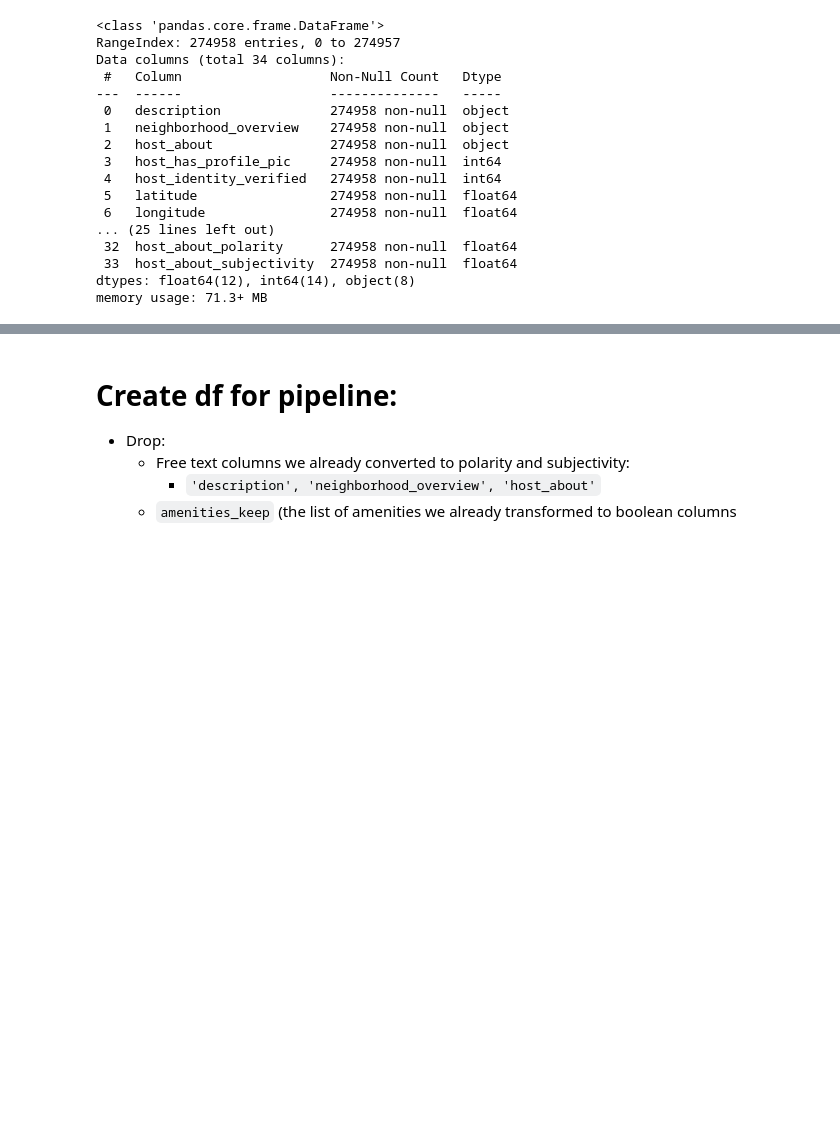
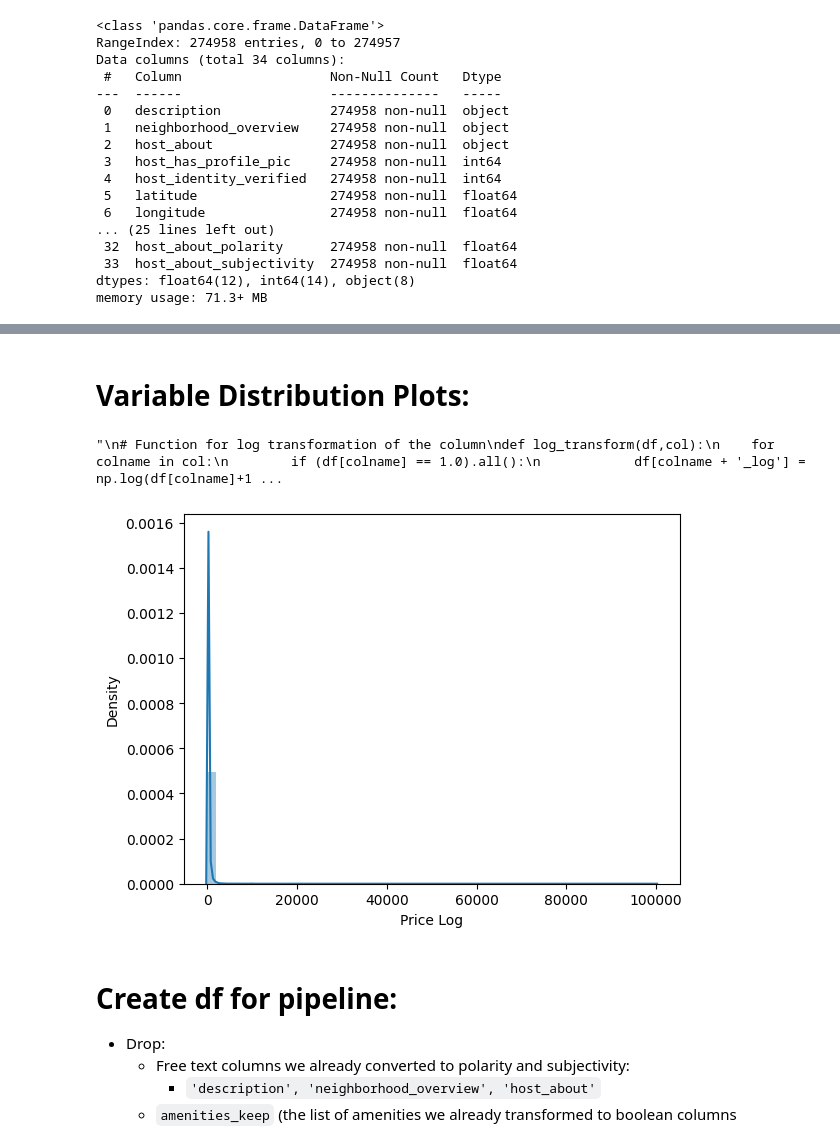
Before and after one commit to clairesarraille/airbnb_price_prediction, a Jupyter notebook: 03_Colab.ipynb, the cells around one changed output, grey strips where cells are left out. Cells and saved outputs as stored; diff of their text form; code cells hidden in the pictures; blank space fills up the shorter version.

```diff
--- a/03_Colab.ipynb
+++ b/03_Colab.ipynb
@@ -158,0 +175,15 @@ memory usage: 71.3+ MB
+# %% [markdown]
+# Variable Distribution Plots:
+# %%
+"""
+# Function for log transformation of the column
+def log_transform(df,col):
+    for colname in col:
+        if (df[colname] == 1.0).all():
+            df[colname + '_log'] = np.log(df[colname]+1)
+        else:
+            df[colname + '_log'] = np.log(df[colname])
+    df.info()
+  """
+# %% [output]
+"\n# Function for log transformation of the column\ndef log_transform(df,col):\n    for colname in col:\n        if (df[colname] == 1.0).all():\n            df[colname + '_log'] = np.log(df[colname]+1 ...
@@ -159,3 +194,7 @@ memory usage: 71.3+ MB
+# %%
+sns.distplot(df["price"], axlabel="Price Log");
+# %% [output]
+[figure, added]
 # %% [markdown]
 # Create df for pipeline:
 - Drop:
```
Also changed, not shown: parts of 23 cells of this notebook.
